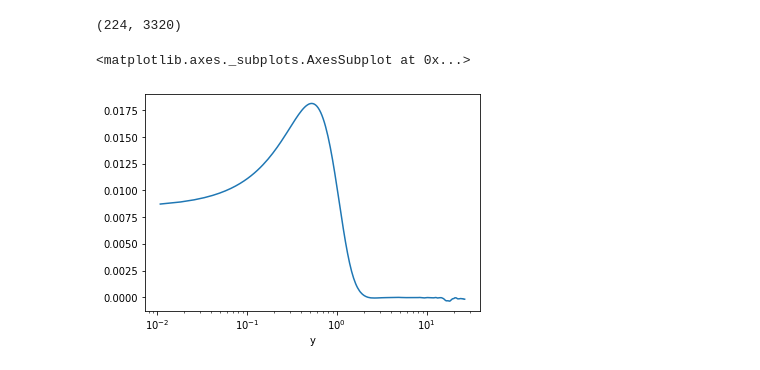
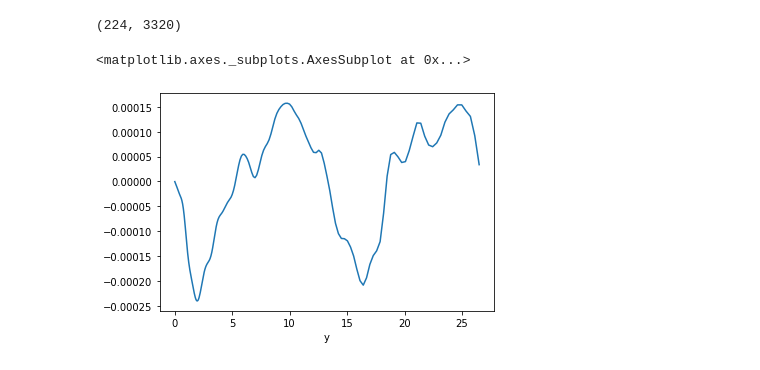
Before and after one commit to petebachant/boundary-layer-turbulence-modeling, a Jupyter notebook: notebook.ipynb, the cells around one changed output. Drawn from its saved outputs; the diff is of its cells as text; code cells hidden in the pictures.

```diff
--- a/notebook.ipynb
+++ b/notebook.ipynb
@@ -190,14 +269,14 @@ um.shape
 # %% [output]
 (224, 3320)
 # %%
-df = pd.DataFrame(columns=x, index=y, data=um)
+df = pd.DataFrame(columns=x, index=y, data=data["wm"])
 df.columns.name = "x"
 df.index.name = "y"
 # %%
-df[df.columns[100]].diff().rolling(1).mean().plot(logx=True)
+df[df.columns[200]].plot()
 # %% [output]
 <matplotlib.axes._subplots.AxesSubplot at 0x...>
-[figure, old version]
+[figure, new version]
 # %%
 # TODO: Check that RANS applies to these mean values
 # If numerical derivatives are too noisy, download gradients and Hessians from JHTDB and time average
```
Also changed, not shown: parts of 8 cells of this notebook.
